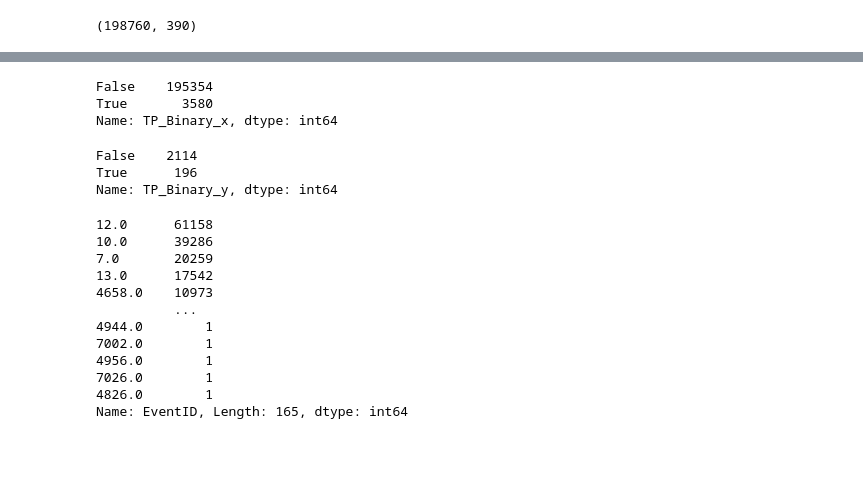
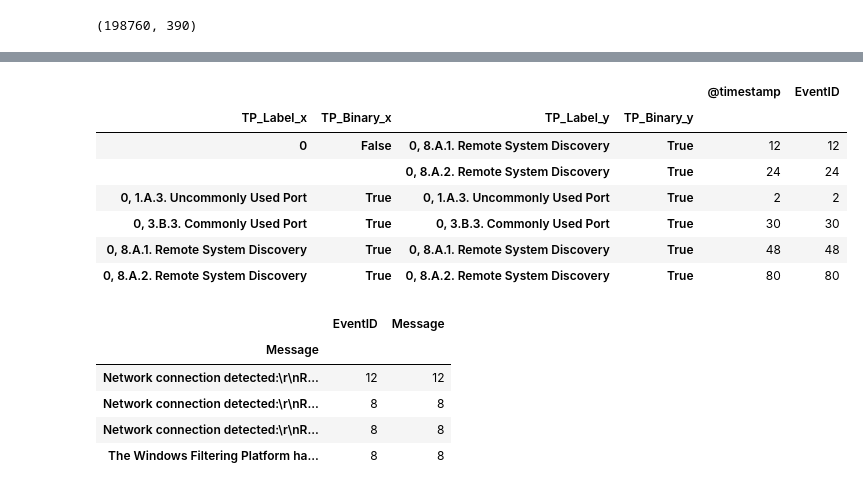
Before and after one commit to zulu8/graph_msc, a Jupyter notebook: Network2.ipynb, the cells around one changed output, grey strips where cells are left out. Saved outputs shown, nothing was run; the diff lists cells and outputs as text; code cells hidden in the pictures; blank space fills up the shorter version.

Commit message:
host<->network join false positive check

```diff
--- a/Network2.ipynb
+++ b/Network2.ipynb
@@ -154,28 +171,32 @@ True      554
 Name: TP_Binary_y, dtype: int64
-# %%
-df_label.TP_Binary_x.value_counts()
-# %% [output]
-False    195354
-True       3580
-Name: TP_Binary_x, dtype: int64
-# %%
-df_label.TP_Binary_y.value_counts()
-# %% [output]
-False    2114
-True      196
-Name: TP_Binary_y, dtype: int64
-# %%
-df_label.EventID.value_counts()
-# %% [output]
-12.0      61158
-10.0      39286
-7.0       20259
-13.0      17542
-4658.0    10973
-          ...
-4944.0        1
-7002.0        1
-4956.0        1
-7026.0        1
-4826.0        1
-Name: EventID, Length: 165, dtype: int64
+# %%
+# Looking for differences between TP_Label in the Host Data vs the Network Data.
+#     -> So 12 hits on Host Data labelled benign that was labelled malicious in the Network Data.
+#     -> Could still be accurate label, revealing a shortcoming in the original host SQL labelling technique.
+#     -> the 24 hits on TP_Label_x == NaN and TP_Label_y ==
+with pd.option_context('display.max_rows', None, 'display.max_columns', None):
+    display(df_label.groupby(['TP_Label_x', 'TP_Binary_x', 'TP_Label_y', 'TP_Binary_y'])['@timestamp', 'EventID'].count())
+# %% [output]
+|  |  |  |  | @timestamp | EventID |
+| TP_Label_x | TP_Binary_x | TP_Label_y | TP_Binary_y |  |  |
+| 0 | False | 0, 8.A.1. Remote System Discovery | True | 12 | 12 |
+|  |  | 0, 8.A.2. Remote System Discovery | True | 24 | 24 |
+| 0, 1.A.3. Uncommonly Used Port | True | 0, 1.A.3. Uncommonly Used Port | True | 2 | 2 |
+| 0, 3.B.3. Commonly Used Port | True | 0, 3.B.3. Commonly Used Port | True | 30 | 30 |
+| 0, 8.A.1. Remote System Discovery | True | 0, 8.A.1. Remote System Discovery | True | 48 | 48 |
+| 0, 8.A.2. Remote System Discovery | True | 0, 8.A.2. Remote System Discovery | True | 80 | 80 |
+# %%
+# Dive into the potential false positives.
+#     -> Looks like the network label picked up the:
+#           -> 10.0.1.4 -> 10.0.0.4 Port 88 kerberos auth attempts (20x)  -> could go either way tp/fp
+#           -> 10.0.1.4 -> 10.0.1.6 Port 5985 WinRM(PowerShell Remoting) (8x) -> maps to emulation plan. workstation->workstation WinRM is generally tp malicious
+#           -> 10.0.1.4 -> 10.0.0.4 Port 53 DNS (8x) -> likely FP. DNS between a domain workstation and it's domain controller is normal.
+#     -> I'll just treat TP_Label_x or TP_Binary_x as the correct label going forward.
+df_label.loc[(df_label.TP_Label_x == '0') & (df_label.TP_Binary_y == 'True')].groupby(['Message'])['EventID', 'Message'].count()
+# %% [output]
+|  | EventID | Message |
+| Message |  |  |
+| Network connection detected:\r\nR... | 12 | 12 |
+| Network connection detected:\r\nR... | 8 | 8 |
+| Network connection detected:\r\nR... | 8 | 8 |
+| The Windows Filtering Platform ha... | 8 | 8 |
```
Also changed, not shown: parts of 13 cells of this notebook.
